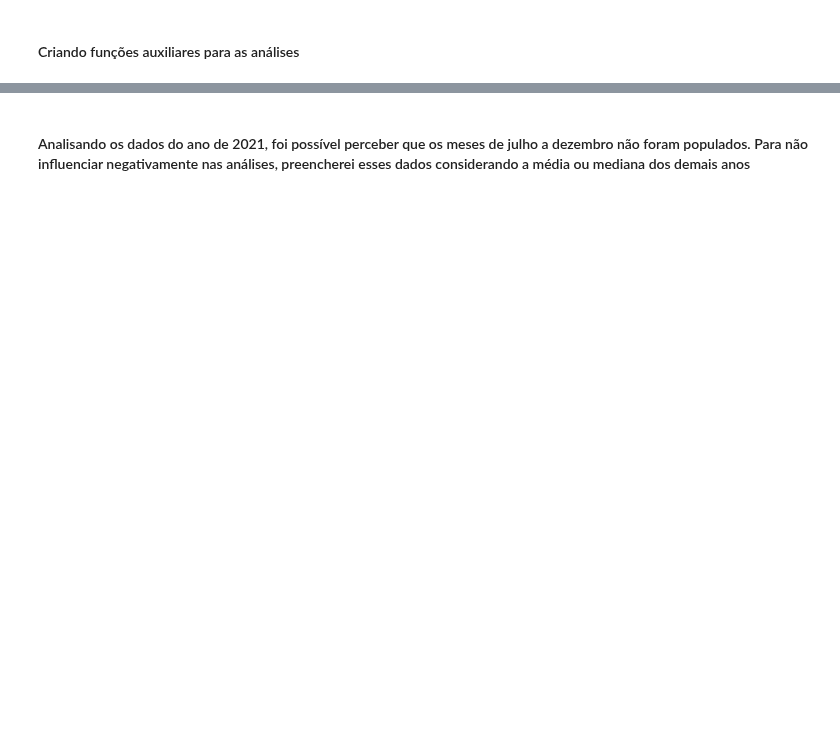
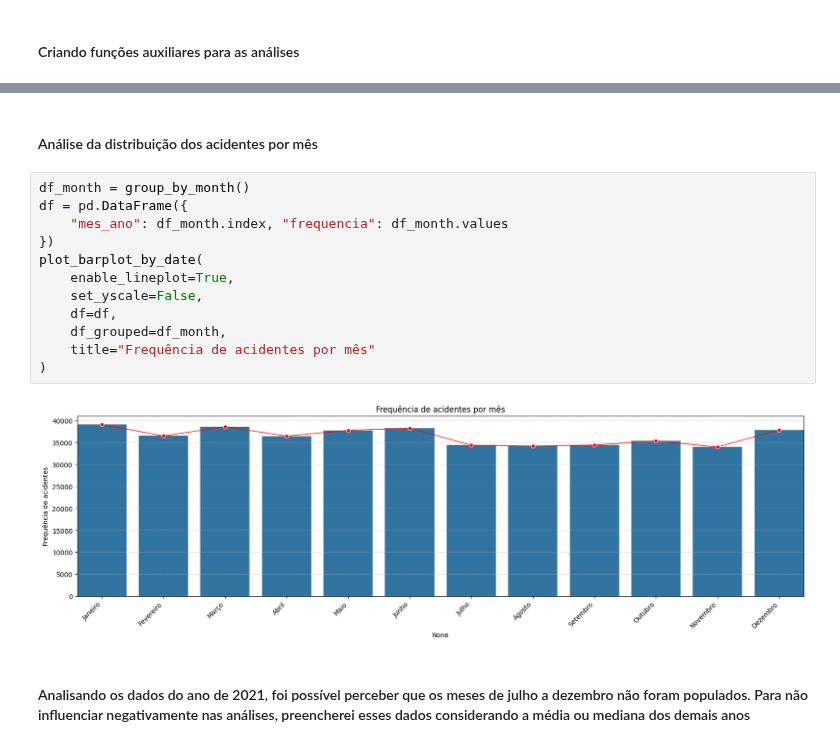
Before and after one commit to evidal1990/coderhouse_datascience, a Jupyter notebook: analysis/data_analysis.ipynb, the cells around one changed output, grey strips where cells are left out. Cells and saved outputs as stored; diff of their text form; blank space fills up the shorter version.

```diff
--- a/analysis/data_analysis.ipynb
+++ b/analysis/data_analysis.ipynb
@@ -146,3 +235,19 @@ draw(
+# %% [markdown]
+#### Análise da distribuição dos acidentes por mês
+# %%
+df_month = group_by_month()
+df = pd.DataFrame({
+    "mes_ano": df_month.index, "frequencia": df_month.values
+})
+plot_barplot_by_date(
+    enable_lineplot=True,
+    set_yscale=False,
+    df=df,
+    df_grouped=df_month,
+    title="Frequência de acidentes por mês"
+)
+# %% [output]
+[figure, added]
 # %% [markdown]
 #### Analisando os dados do ano de 2021, foi possível perceber que os meses de julho a dezembro não foram populados. Para não influenciar negativamente nas análises, preencherei esses dados considerando a média ou mediana dos demais anos
 # %%
```
Also changed, not shown: parts of 20 cells of this notebook, 2 other files.
